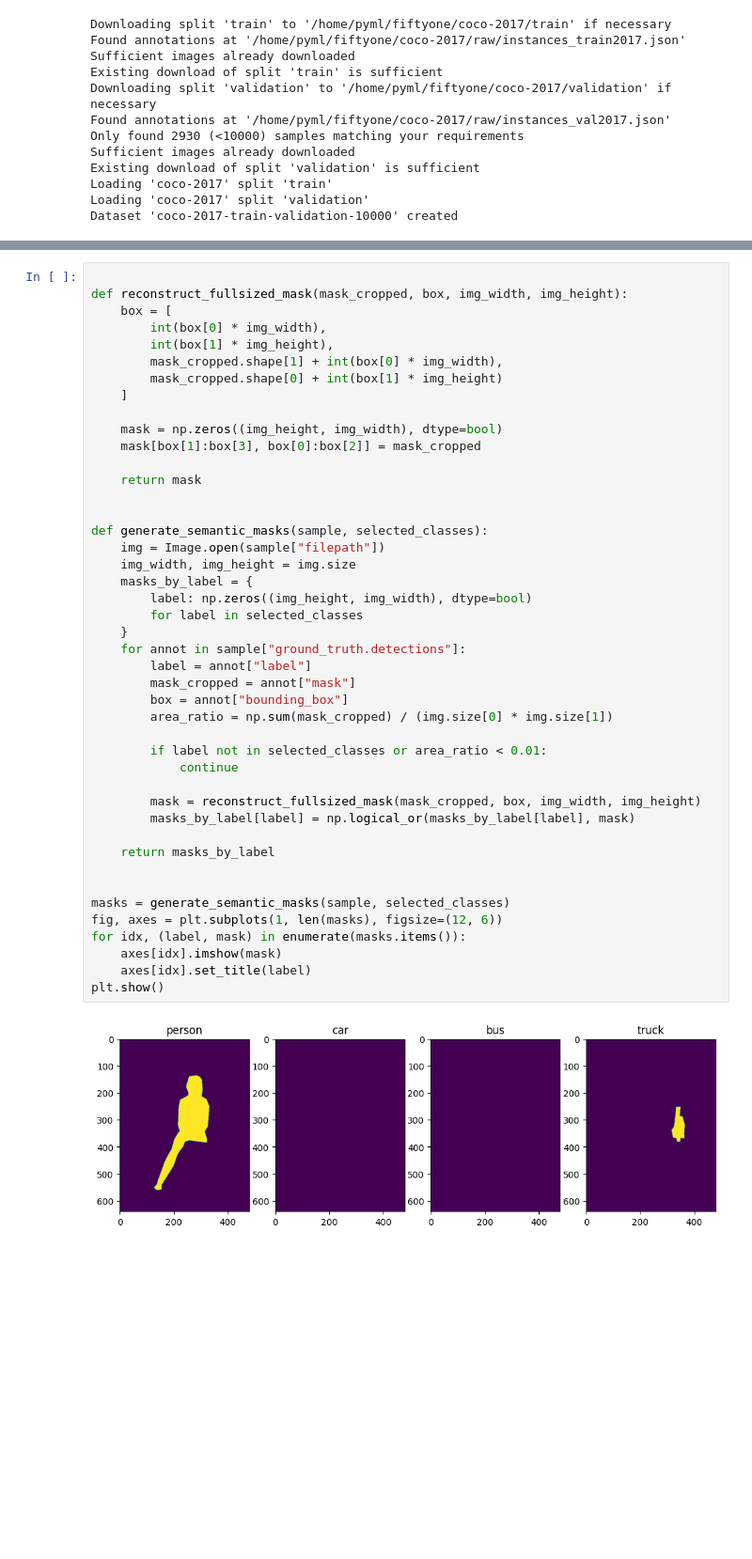
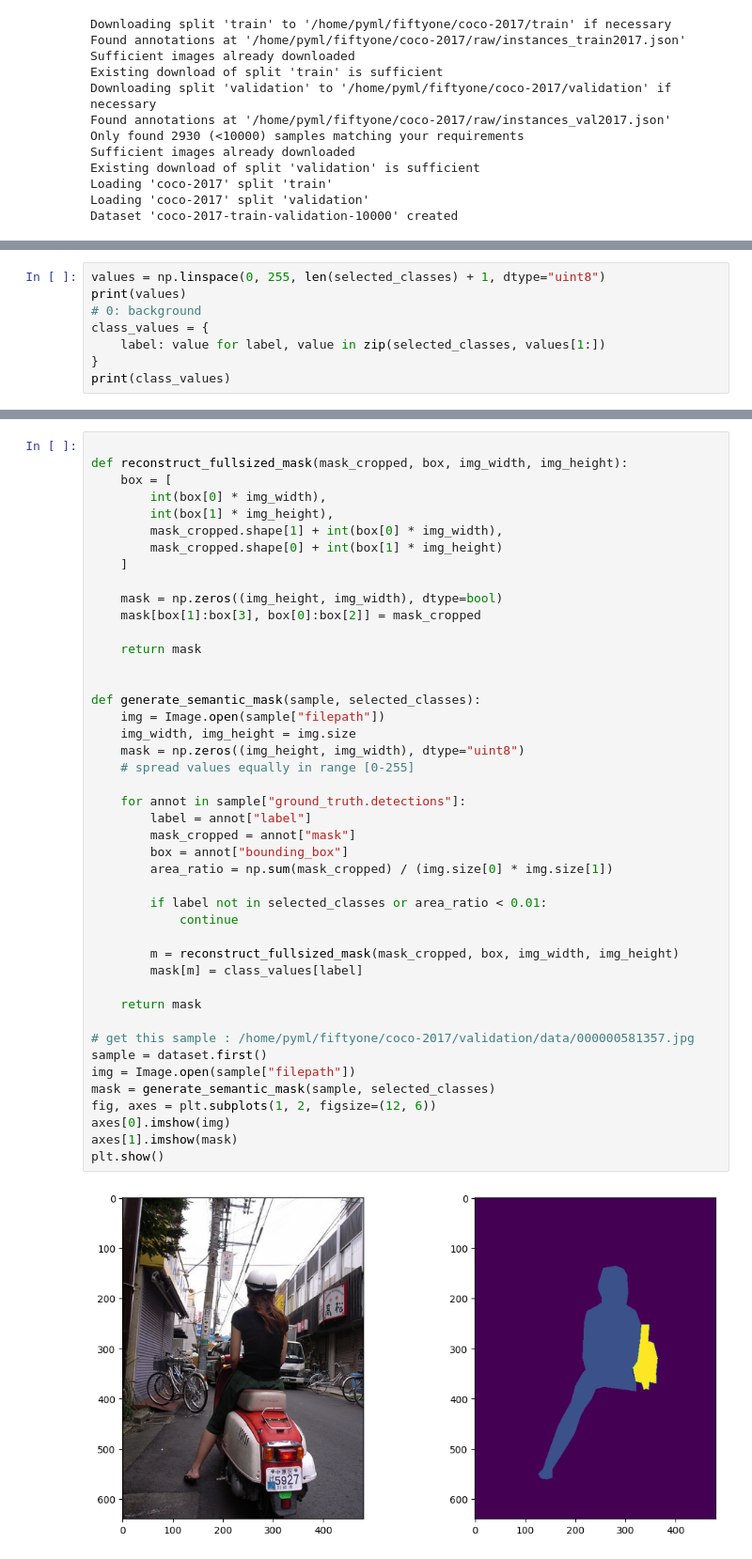
Before and after one commit to PyML-studio/Udemy-ComputerVision, a Jupyter notebook: section5-semantic-seg/part1_prepare_data.ipynb, the cells around one changed output, grey strips where cells are left out. Shown at 94% size. Saved outputs shown, nothing was run; the diff lists cells and outputs as text; blank space fills up the shorter version.

Commit message:
reafctored data-preparaiton for smeantic seg

```diff
--- a/section5-semantic-seg/part1_prepare_data.ipynb
+++ b/section5-semantic-seg/part1_prepare_data.ipynb
@@ -115,3 +115,11 @@ person 0.0907421875
     'iscrowd': 0,
 }>
 [figure]
+# %%
+values = np.linspace(0, 255, len(selected_classes) + 1, dtype="uint8")
+print(values)
+# 0: background
+class_values = {
+    label: value for label, value in zip(selected_classes, values[1:])
+}
+print(class_values)
@@ -119,48 +130,48 @@ person 0.0907421875
 
 def reconstruct_fullsized_mask(mask_cropped, box, img_width, img_height):
     box = [
         int(box[0] * img_width),
         int(box[1] * img_height),
         mask_cropped.shape[1] + int(box[0] * img_width),
         mask_cropped.shape[0] + int(box[1] * img_height)
     ]
 
     mask = np.zeros((img_height, img_width), dtype=bool)
     mask[box[1]:box[3], box[0]:box[2]] = mask_cropped
 
     return mask
 
 
-def generate_semantic_masks(sample, selected_classes):
+def generate_semantic_mask(sample, selected_classes):
     img = Image.open(sample["filepath"])
     img_width, img_height = img.size
-    masks_by_label = {
-        label: np.zeros((img_height, img_width), dtype=bool)
-        for label in selected_classes
-    }
+    mask = np.zeros((img_height, img_width), dtype="uint8")
+    # spread values equally in range [0-255]
+
     for annot in sample["ground_truth.detections"]:
         label = annot["label"]
         mask_cropped = annot["mask"]
         box = annot["bounding_box"]
         area_ratio = np.sum(mask_cropped) / (img.size[0] * img.size[1])
 
         if label not in selected_classes or area_ratio < 0.01:
             continue
 
-        mask = reconstruct_fullsized_mask(mask_cropped, box, img_width, img_height)
-        masks_by_label[label] = np.logical_or(masks_by_label[label], mask)
+        m = reconstruct_fullsized_mask(mask_cropped, box, img_width, img_height)
+        mask[m] = class_values[label]
 
-    return masks_by_label
+    return mask
 
-
-masks = generate_semantic_masks(sample, selected_classes)
-fig, axes = plt.subplots(1, len(masks), figsize=(12, 6))
-for idx, (label, mask) in enumerate(masks.items()):
-    axes[idx].imshow(mask)
-    axes[idx].set_title(label)
+# get this sample : /home/pyml/fiftyone/coco-2017/validation/data/000000581357.jpg
+sample = dataset.first()
+img = Image.open(sample["filepath"])
+mask = generate_semantic_mask(sample, selected_classes)
+fig, axes = plt.subplots(1, 2, figsize=(12, 6))
+axes[0].imshow(img)
+axes[1].imshow(mask)
 plt.show()
 # %% [output]
-[figure, old version]
+[figure, new version]
 # %%
 from tqdm import tqdm
 
```
Also changed, not shown: parts of 10 cells of this notebook.
